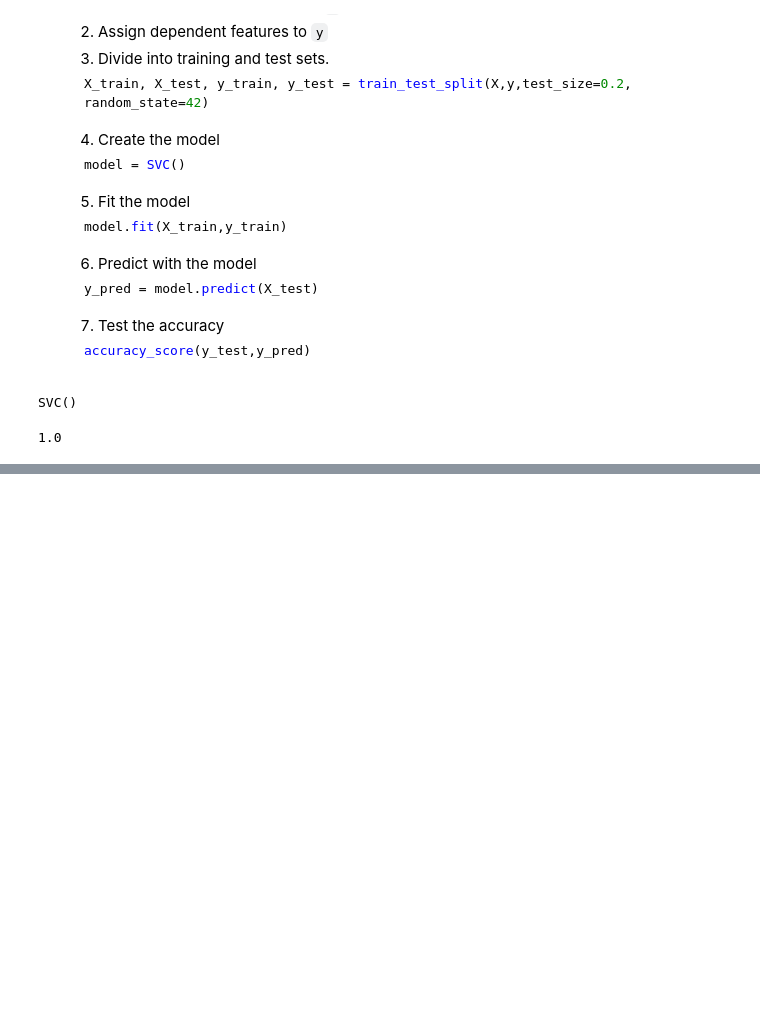
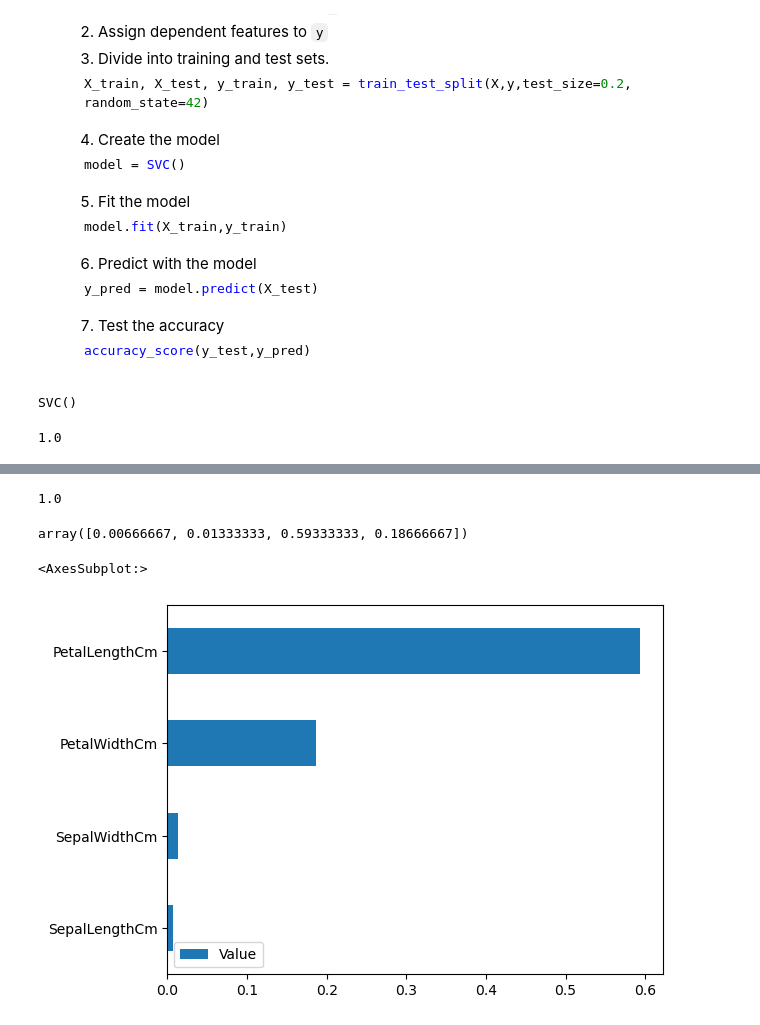
Before and after one commit to Abisoyesam/DS-ML-DL-tuts, a Jupyter notebook: DS With Rune/Lesson 12.ipynb, the cells around one changed output, grey strips where cells are left out. Saved outputs shown, nothing was run; the diff lists cells and outputs as text; code cells hidden in the pictures; blank space fills up the shorter version.

```diff
--- a/DS With Rune/Lesson 12.ipynb
+++ b/DS With Rune/Lesson 12.ipynb
@@ -119,0 +162,21 @@ perm_importance = permutation_importance(svc, X_test, y_test)
+# %%
+kn = KNeighborsClassifier()
+kn.fit(X_train,y_train)
+y_pred = kn.predict(X_test)
+accuracy_score(y_test, y_pred)
+# %% [output]
+1.0
+# %%
+# important feature
+perm_importance = permutation_importance(kn,X_test,y_test)
+perm_importance.importances_mean
+# %% [output]
+array([0.00666667, 0.01333333, 0.59333333, 0.18666667])
+# %%
+# plot the important features
+sorted_idx = perm_importance.importances_mean.argsort()
+df = pd.DataFrame(perm_importance.importances_mean[sorted_idx], X_test.columns[sorted_idx], columns=['Value'])
+df.plot.barh()
+# %% [output]
+<AxesSubplot:>
+[figure, added]
```
Also changed, not shown: parts of 9 cells of this notebook.
